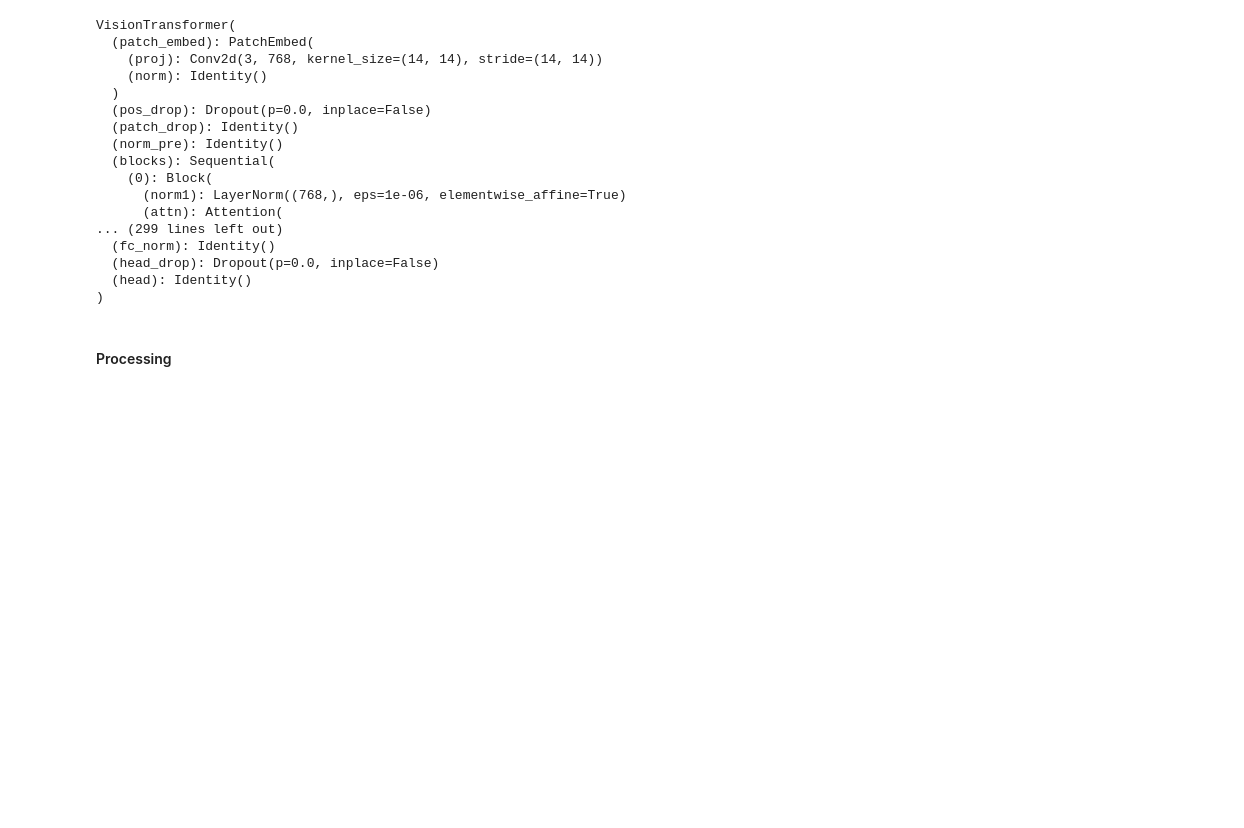
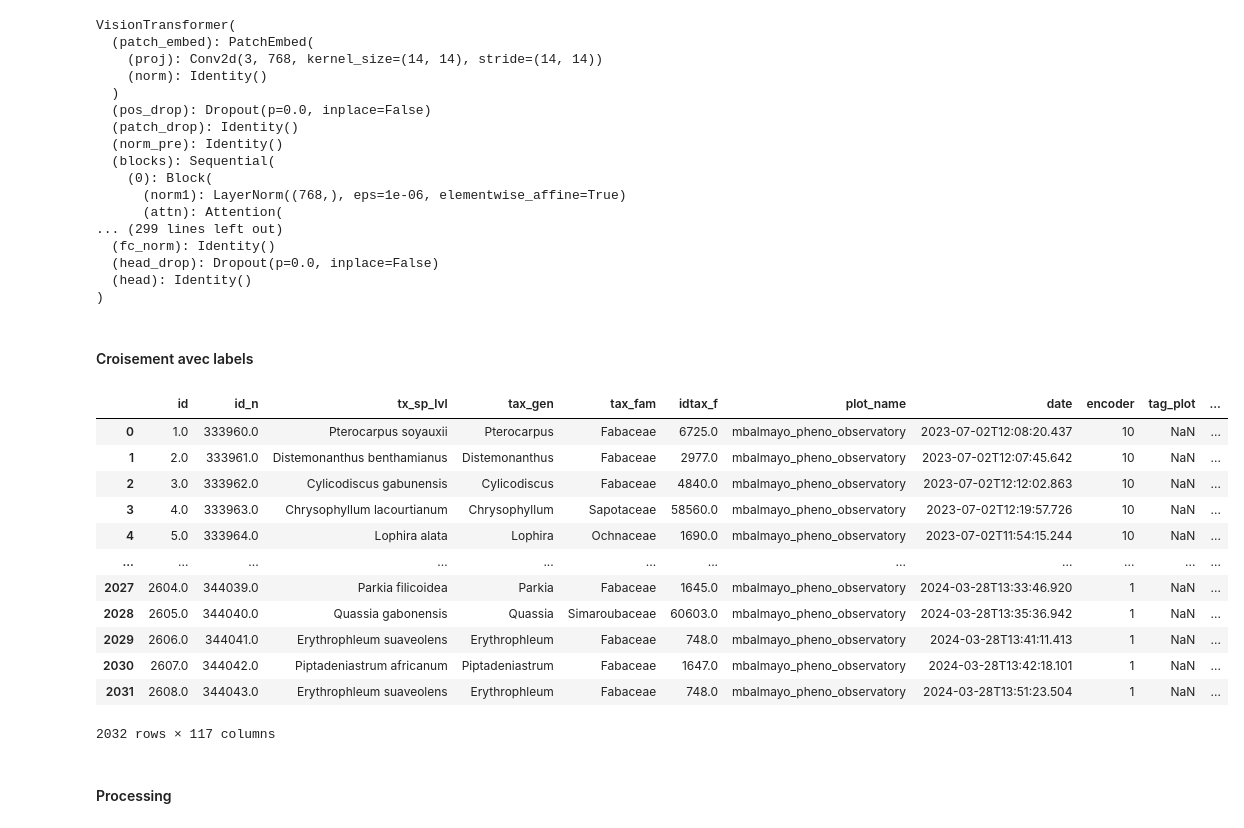
Before and after one commit to htulet/vjepa2, a Jupyter notebook: notebooks/torchgeo_test.ipynb, the cells around one changed output. Saved outputs shown, nothing was run; the diff lists cells and outputs as text; code cells hidden in the pictures; blank space fills up the shorter version.

```diff
--- a/notebooks/torchgeo_test.ipynb
+++ b/notebooks/torchgeo_test.ipynb
@@ -334,3 +336,32 @@ VisionTransformer(
   (head_drop): Dropout(p=0.0, inplace=False)
   (head): Identity()
 )
+# %% [markdown]
+#### Croisement avec labels
+# %%
+labels_df = pd.read_excel("C:/Users/tulet/Downloads/labeling_files.xlsx", sheet_name="Mbalmayo")            #"D:/Phenologie/DL_Phenophases/data/labeling_files_20250712.xlsx"
+
+labels_df.rename(columns={f'{labels_df.columns[2]}' : 'fid_1'}, inplace=True)
+df_cols = labels_df.columns
+labels_df = labels_df.applymap(lambda x: x.replace(';', '') if type(x)==str else x)
+labels_df['id'] = labels_df['fid_1']
+df_cols = labels_df.columns
+labels_df.columns = list(df_cols[:9]) + [dt.replace('_', '') for dt in df_cols[9:76]] + list(df_cols[76:])
+
+merged_df_full = pd.merge(crowns_shp, labels_df, how = 'inner', on = 'id')
+merged_df_full['bboxes'] = [polygon_to_bbox(geom) for geom in merged_df_full['geometry']]
+merged_df_full
+# %% [output]
+|  | id | id_n | tx_sp_lvl | tax_gen | tax_fam | idtax_f | plot_name | date | encoder | tag_plot | ... |
+| 0 | 1.0 | 333960.0 | Pterocarpus soyauxii | Pterocarpus | Fabaceae | 6725.0 | mbalmayo_pheno_observatory | 2023-07-02T12:08:20.437 | 10 | NaN | ... |
+| 1 | 2.0 | 333961.0 | Distemonanthus benthamianus | Distemonanthus | Fabaceae | 2977.0 | mbalmayo_pheno_observatory | 2023-07-02T12:07:45.642 | 10 | NaN | ... |
+| 2 | 3.0 | 333962.0 | Cylicodiscus gabunensis | Cylicodiscus | Fabaceae | 4840.0 | mbalmayo_pheno_observatory | 2023-07-02T12:12:02.863 | 10 | NaN | ... |
+| 3 | 4.0 | 333963.0 | Chrysophyllum lacourtianum | Chrysophyllum | Sapotaceae | 58560.0 | mbalmayo_pheno_observatory | 2023-07-02T12:19:57.726 | 10 | NaN | ... |
+| 4 | 5.0 | 333964.0 | Lophira alata | Lophira | Ochnaceae | 1690.0 | mbalmayo_pheno_observatory | 2023-07-02T11:54:15.244 | 10 | NaN | ... |
+| ... | ... | ... | ... | ... | ... | ... | ... | ... | ... | ... | ... |
+| 2027 | 2604.0 | 344039.0 | Parkia filicoidea | Parkia | Fabaceae | 1645.0 | mbalmayo_pheno_observatory | 2024-03-28T13:33:46.920 | 1 | NaN | ... |
+| 2028 | 2605.0 | 344040.0 | Quassia gabonensis | Quassia | Simaroubaceae | 60603.0 | mbalmayo_pheno_observatory | 2024-03-28T13:35:36.942 | 1 | NaN | ... |
+| 2029 | 2606.0 | 344041.0 | Erythrophleum suaveolens | Erythrophleum | Fabaceae | 748.0 | mbalmayo_pheno_observatory | 2024-03-28T13:41:11.413 | 1 | NaN | ... |
+| 2030 | 2607.0 | 344042.0 | Piptadeniastrum africanum | Piptadeniastrum | Fabaceae | 1647.0 | mbalmayo_pheno_observatory | 2024-03-28T13:42:18.101 | 1 | NaN | ... |
+| 2031 | 2608.0 | 344043.0 | Erythrophleum suaveolens | Erythrophleum | Fabaceae | 748.0 | mbalmayo_pheno_observatory | 2024-03-28T13:51:23.504 | 1 | NaN | ... |
+2032 rows × 117 columns
```
Also changed, not shown: parts of 14 cells of this notebook, 1 other file.
